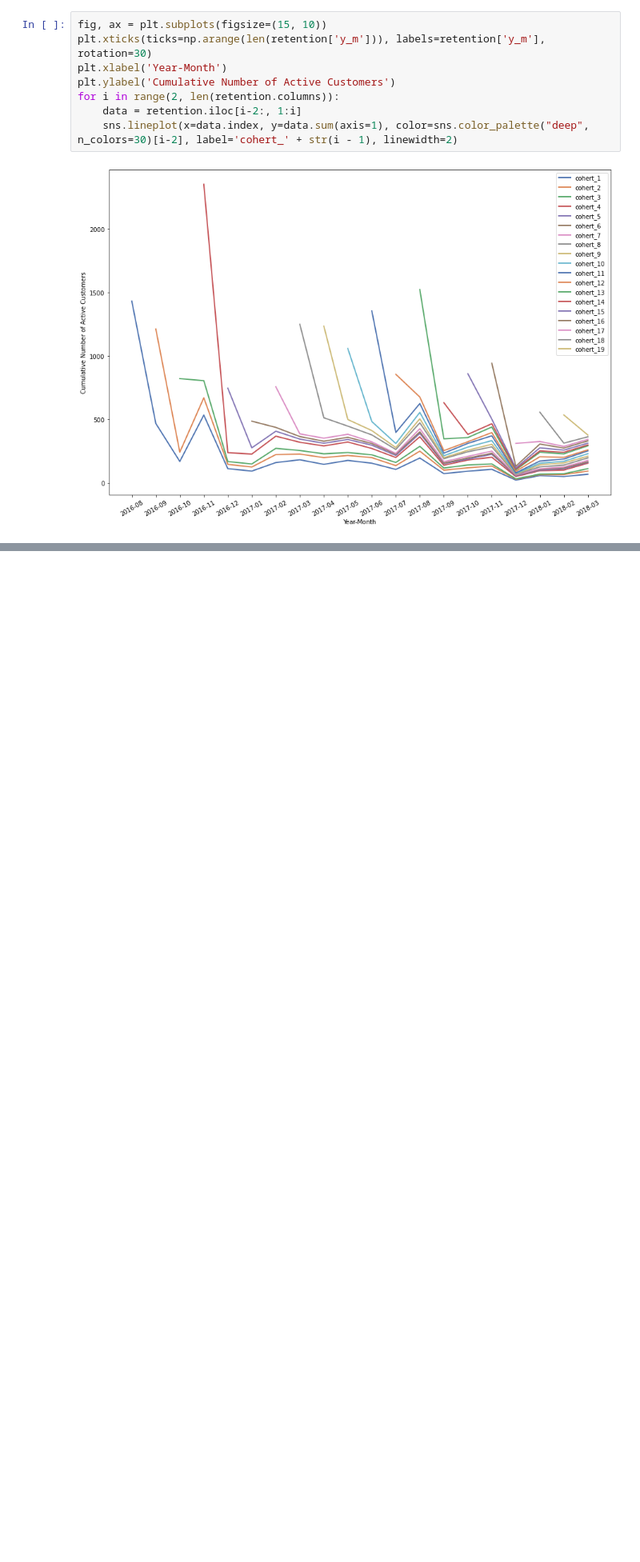
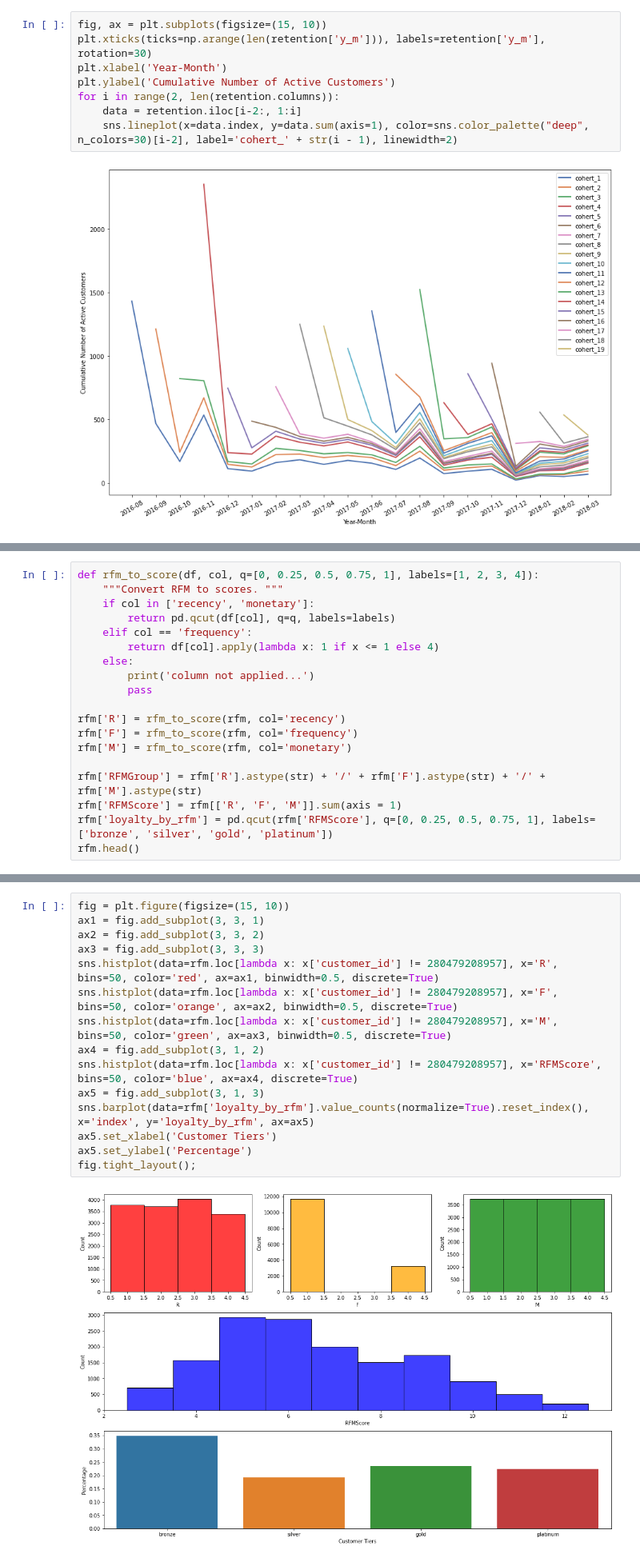
Before and after one commit to ryq99/Use_Case_Backlogs, a Jupyter notebook: ecommerce-project.ipynb, the cells around one changed output, grey strips where cells are left out. Shown at 80% size. Drawn from its saved outputs; the diff is of its cells as text; blank space fills up the shorter version.

```diff
--- a/ecommerce-project.ipynb
+++ b/ecommerce-project.ipynb
@@ -879,0 +906,19 @@ plt.show()
+# %%
+def rfm_to_score(df, col, q=[0, 0.25, 0.5, 0.75, 1], labels=[1, 2, 3, 4]):
+    """Convert RFM to scores. """
+    if col in ['recency', 'monetary']:
+        return pd.qcut(df[col], q=q, labels=labels)
+    elif col == 'frequency':
+        return df[col].apply(lambda x: 1 if x <= 1 else 4)
+    else:
+        print('column not applied...')
+        pass
+
+rfm['R'] = rfm_to_score(rfm, col='recency')
+rfm['F'] = rfm_to_score(rfm, col='frequency')
+rfm['M'] = rfm_to_score(rfm, col='monetary')
+
+rfm['RFMGroup'] = rfm['R'].astype(str) + '/' + rfm['F'].astype(str) + '/' + rfm['M'].astype(str)
+rfm['RFMScore'] = rfm[['R', 'F', 'M']].sum(axis = 1)
+rfm['loyalty_by_rfm'] = pd.qcut(rfm['RFMScore'], q=[0, 0.25, 0.5, 0.75, 1], labels=['bronze', 'silver', 'gold', 'platinum'])
+rfm.head()
@@ -879,0 +932,17 @@ plt.show()
+# %%
+fig = plt.figure(figsize=(15, 10))
+ax1 = fig.add_subplot(3, 3, 1)
+ax2 = fig.add_subplot(3, 3, 2)
+ax3 = fig.add_subplot(3, 3, 3)
+sns.histplot(data=rfm.loc[lambda x: x['customer_id'] != 280479208957], x='R', bins=50, color='red', ax=ax1, binwidth=0.5, discrete=True)
+sns.histplot(data=rfm.loc[lambda x: x['customer_id'] != 280479208957], x='F', bins=50, color='orange', ax=ax2, binwidth=0.5, discrete=True)
+sns.histplot(data=rfm.loc[lambda x: x['customer_id'] != 280479208957], x='M', bins=50, color='green', ax=ax3, binwidth=0.5, discrete=True)
+ax4 = fig.add_subplot(3, 1, 2)
+sns.histplot(data=rfm.loc[lambda x: x['customer_id'] != 280479208957], x='RFMScore', bins=50, color='blue', ax=ax4, discrete=True)
+ax5 = fig.add_subplot(3, 1, 3)
+sns.barplot(data=rfm['loyalty_by_rfm'].value_counts(normalize=True).reset_index(), x='index', y='loyalty_by_rfm', ax=ax5)
+ax5.set_xlabel('Customer Tiers')
+ax5.set_ylabel('Percentage')
+fig.tight_layout();
+# %% [output]
+[figure, added]
```
Also changed, not shown: parts of 7 cells of this notebook.
